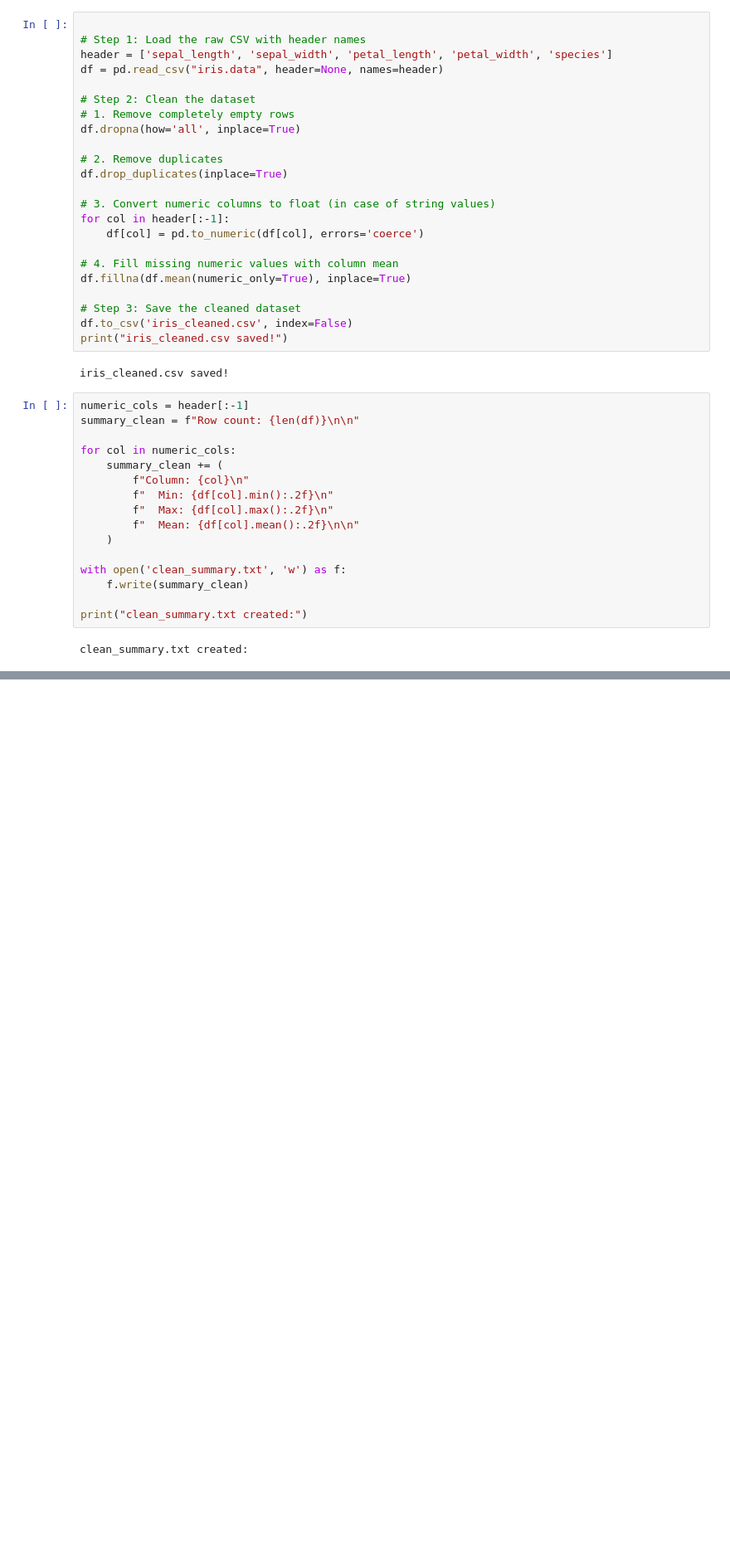
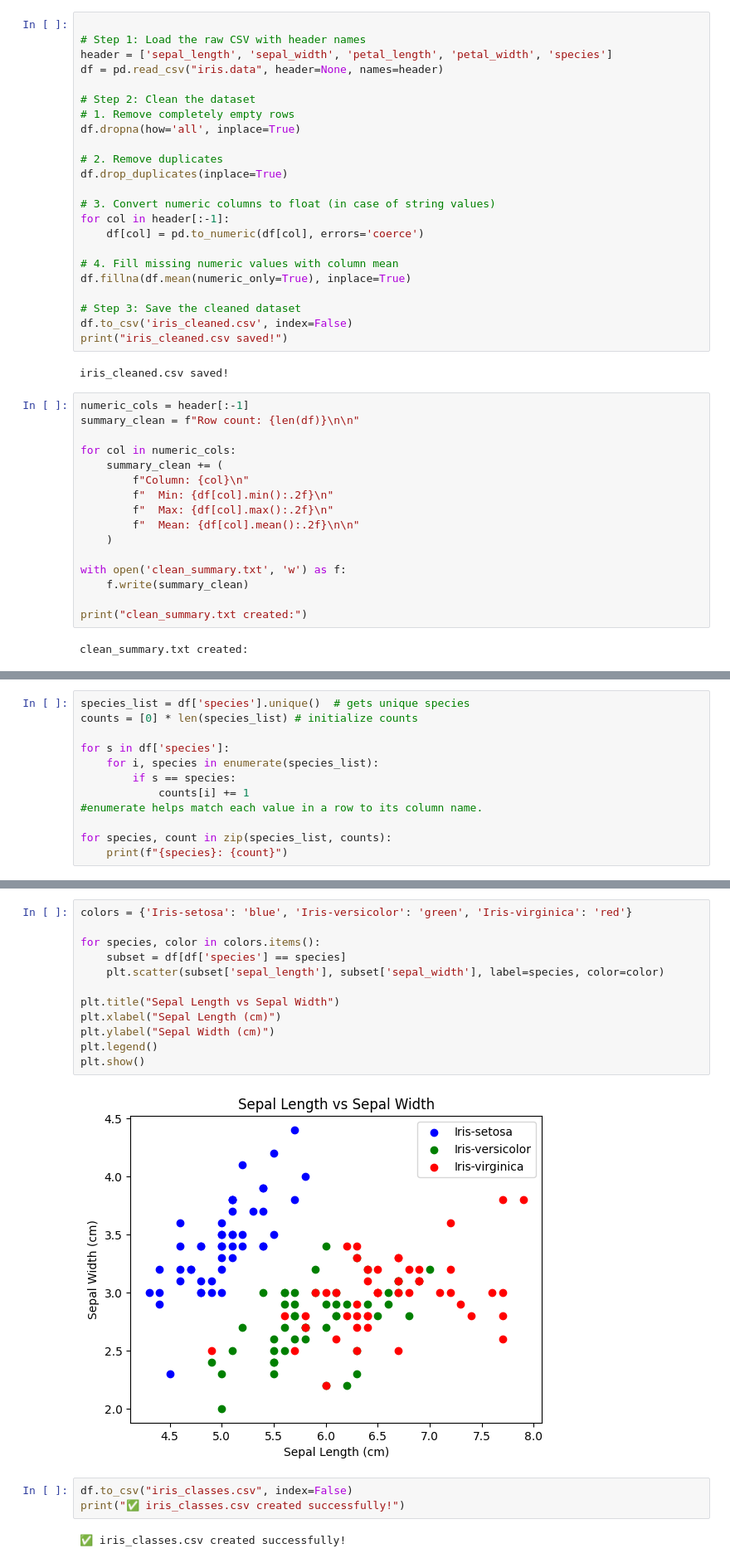
Before and after one commit to mad1rose/iris-analysis-group3, a Jupyter notebook: iris_project.ipynb, the cells around one changed output, grey strips where cells are left out. Shown at 83% size. Cells and saved outputs as stored; diff of their text form; blank space fills up the shorter version.

```diff
--- a/iris_project.ipynb
+++ b/iris_project.ipynb
@@ -147,0 +171,12 @@ clean_summary.txt created:
+# %%
+species_list = df['species'].unique()  # gets unique species
+counts = [0] * len(species_list) # initialize counts
+
+for s in df['species']:
+    for i, species in enumerate(species_list):
+        if s == species:
+            counts[i] += 1
+#enumerate helps match each value in a row to its column name.
+
+for species, count in zip(species_list, counts):
+    print(f"{species}: {count}")
@@ -147,0 +254,19 @@ clean_summary.txt created:
+# %%
+colors = {'Iris-setosa': 'blue', 'Iris-versicolor': 'green', 'Iris-virginica': 'red'}
+
+for species, color in colors.items():
+    subset = df[df['species'] == species]
+    plt.scatter(subset['sepal_length'], subset['sepal_width'], label=species, color=color)
+
+plt.title("Sepal Length vs Sepal Width")
+plt.xlabel("Sepal Length (cm)")
+plt.ylabel("Sepal Width (cm)")
+plt.legend()
+plt.show()
+# %% [output]
+[figure, added]
+# %%
+df.to_csv("iris_classes.csv", index=False)
+print("✅ iris_classes.csv created successfully!")
+# %% [output]
+✅ iris_classes.csv created successfully!
```
Also changed, not shown: parts of 9 cells of this notebook.
